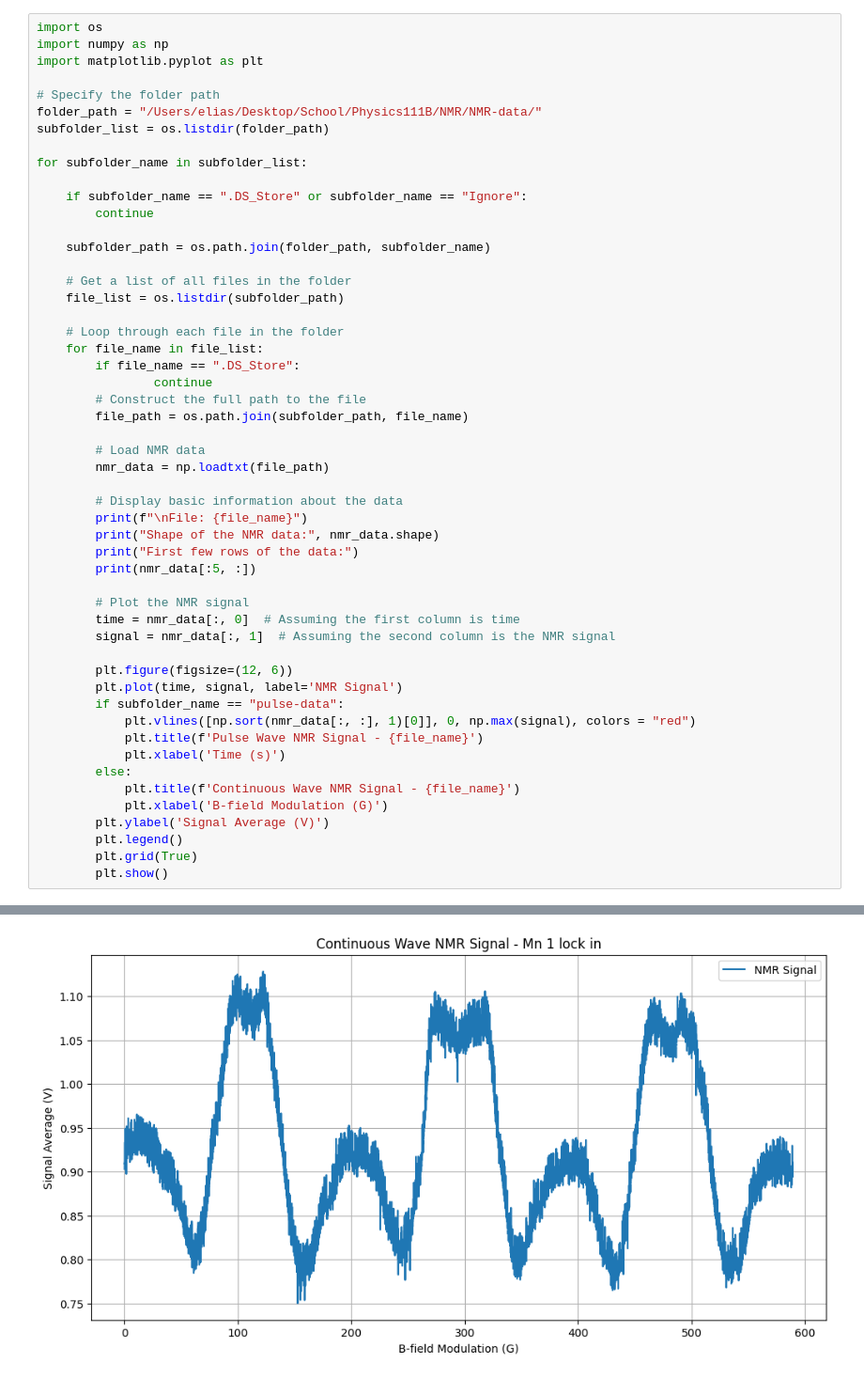
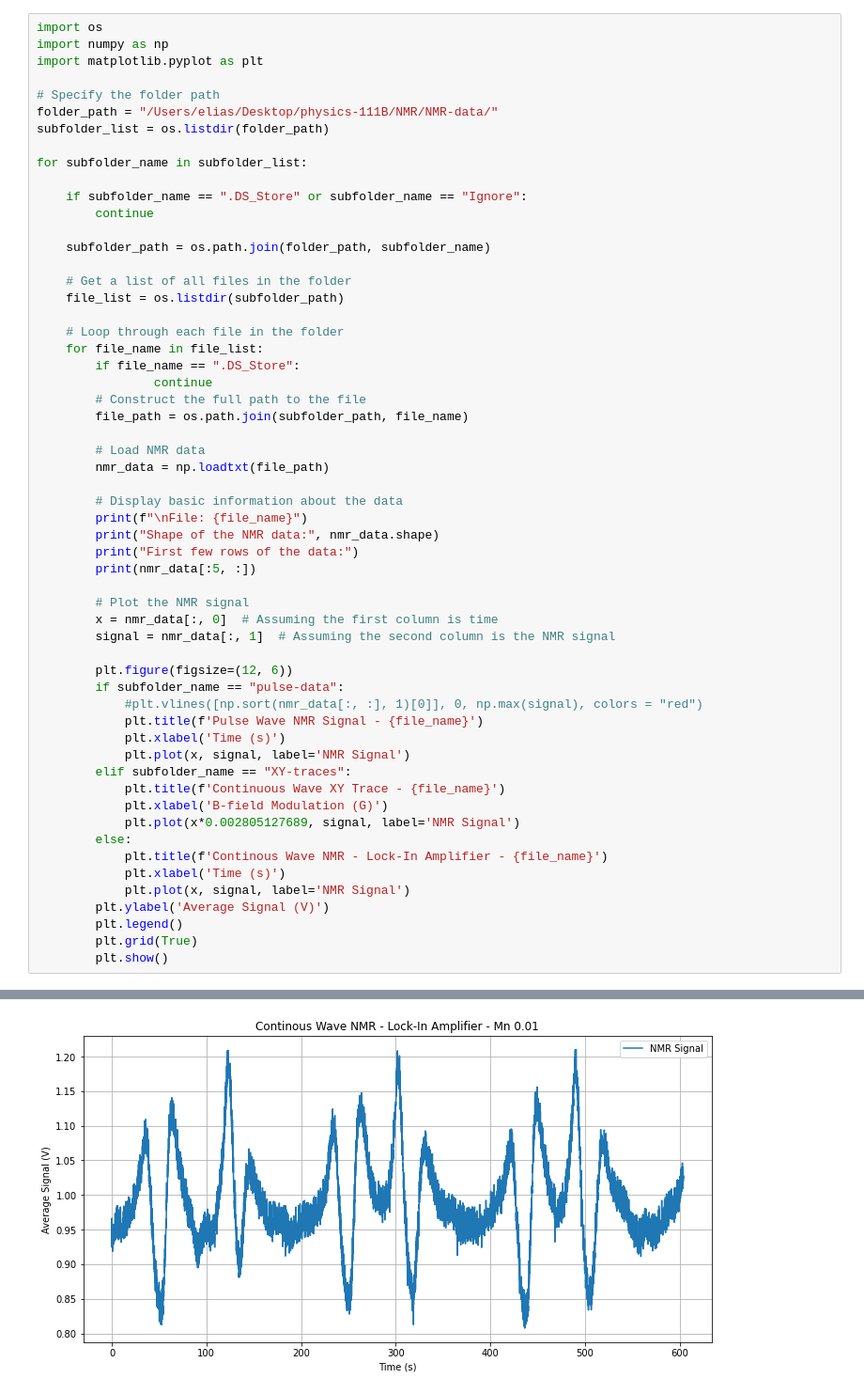
Before and after one commit to eliaslehman/physics-111B, a Jupyter notebook: NMR/NMR_Analysis.ipynb, the cells around one changed output, grey strips where cells are left out. Shown at 94% size. Drawn from its saved outputs; the diff is of its cells as text.

Commit message:
cleaned data naming, calibrated B on plots

```diff
--- a/NMR/NMR_Analysis.ipynb
+++ b/NMR/NMR_Analysis.ipynb
@@ -4,7 +4,7 @@ import numpy as np
 import matplotlib.pyplot as plt
 
 # Specify the folder path
-folder_path = "/Users/elias/Desktop/School/Physics111B/NMR/NMR-data/"
+folder_path = "/Users/elias/Desktop/physics-111B/NMR/NMR-data/"
 subfolder_list = os.listdir(folder_path)
 
 for subfolder_name in subfolder_list:
@@ -34,19 +34,24 @@ for subfolder_name in subfolder_list:
         print(nmr_data[:5, :])
 
         # Plot the NMR signal
-        time = nmr_data[:, 0]  # Assuming the first column is time
+        x = nmr_data[:, 0]  # Assuming the first column is time
         signal = nmr_data[:, 1]  # Assuming the second column is the NMR signal
 
         plt.figure(figsize=(12, 6))
-        plt.plot(time, signal, label='NMR Signal')
         if subfolder_name == "pulse-data":
-            plt.vlines([np.sort(nmr_data[:, :], 1)[0]], 0, np.max(signal), colors = "red")
+            #plt.vlines([np.sort(nmr_data[:, :], 1)[0]], 0, np.max(signal), colors = "red")
             plt.title(f'Pulse Wave NMR Signal - {file_name}')
             plt.xlabel('Time (s)')
+            plt.plot(x, signal, label='NMR Signal')
+        elif subfolder_name == "XY-traces":
+            plt.title(f'Continuous Wave XY Trace - {file_name}')
+            plt.xlabel('B-field Modulation (G)')
+            plt.plot(x*0.002805127689, signal, label='NMR Signal')
         else:
-            plt.title(f'Continuous Wave NMR Signal - {file_name}')
-            plt.xlabel('B-field Modulation (G)')
-        plt.ylabel('Signal Average (V)')
+            plt.title(f'Continous Wave NMR - Lock-In Amplifier - {file_name}')
+            plt.xlabel('Time (s)')
+            plt.plot(x, signal, label='NMR Signal')
+        plt.ylabel('Average Signal (V)')
         plt.legend()
         plt.grid(True)
         plt.show()
@@ -80 +85 @@ First few rows of the data:
-[figure, old version]
+[figure, new version]
```
Also changed, not shown: parts of 1 cell of this notebook, 16 other files.
